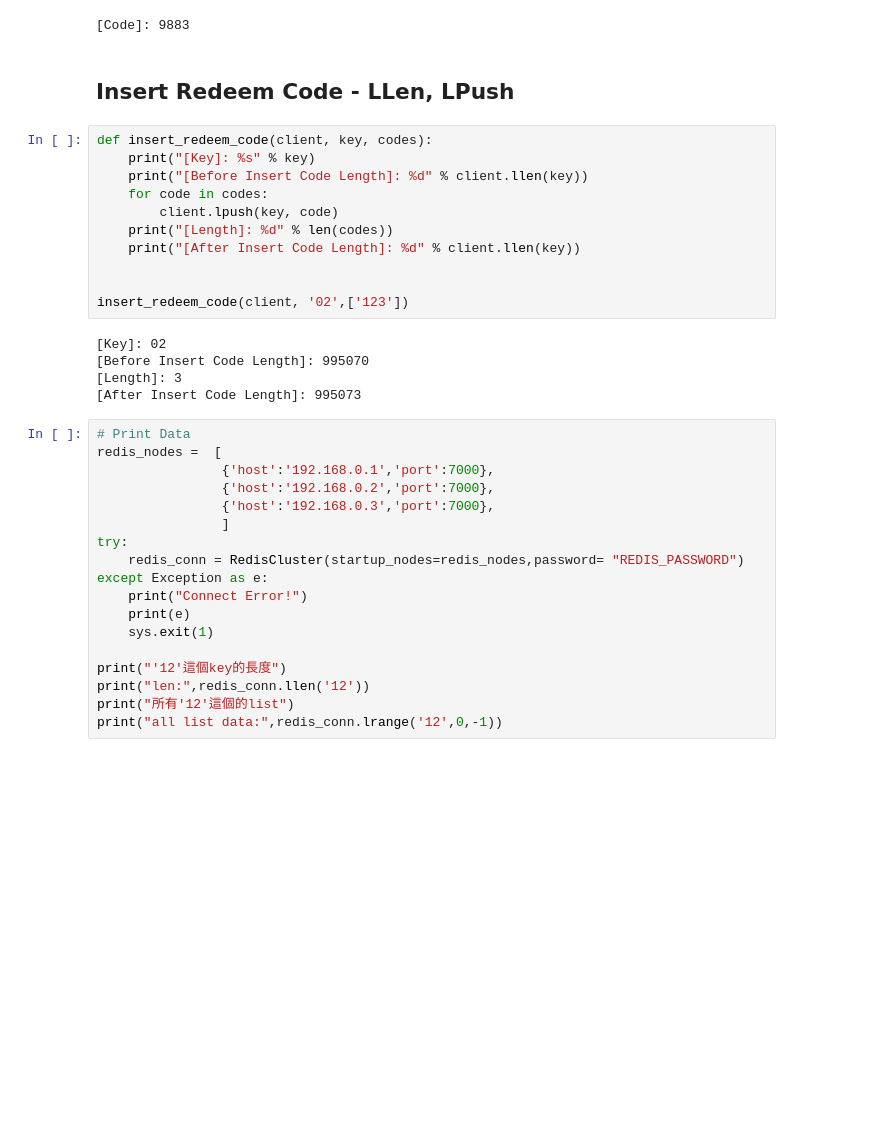
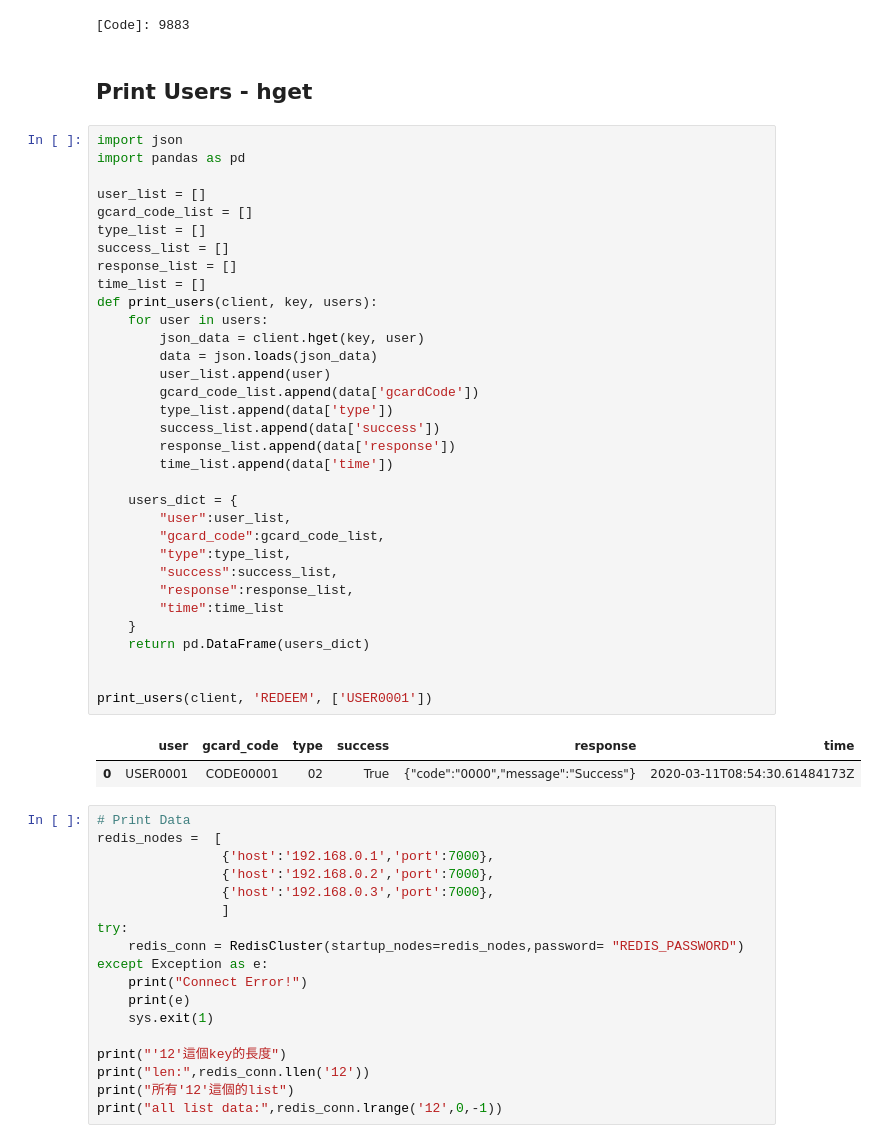
Before and after one commit to a5347354/python-simple-project, a Jupyter notebook: redis/controlRedisCluster.ipynb, the cells around one changed output. Drawn from its saved outputs; the diff is of its cells as text; blank space fills up the shorter version.

Commit message:
Redis Hget

```diff
--- a/redis/controlRedisCluster.ipynb
+++ b/redis/controlRedisCluster.ipynb
@@ -29,24 +45,44 @@ def print_length(client, key):
 print_code(client, '12')
 # %% [output]
 [Code]: 9883
-# %% [markdown]
-## Insert Redeem Code - LLen, LPush
-# %%
-def insert_redeem_code(client, key, codes):
-    print("[Key]: %s" % key)
-    print("[Before Insert Code Length]: %d" % client.llen(key))
-    for code in codes:
-        client.lpush(key, code)
-    print("[Length]: %d" % len(codes))
-    print("[After Insert Code Length]: %d" % client.llen(key))
-
-
-insert_redeem_code(client, '02',['123'])
-# %% [output]
-[Key]: 02
-[Before Insert Code Length]: 995070
-[Length]: 3
-[After Insert Code Length]: 995073
+# %% [markdown]
+## Print Users - hget
+# %%
+import json
+import pandas as pd
+
+user_list = []
+gcard_code_list = []
+type_list = []
+success_list = []
+response_list = []
+time_list = []
+def print_users(client, key, users):
+    for user in users:
+        json_data = client.hget(key, user)
+        data = json.loads(json_data)
+        user_list.append(user)
+        gcard_code_list.append(data['gcardCode'])
+        type_list.append(data['type'])
+        success_list.append(data['success'])
+        response_list.append(data['response'])
+        time_list.append(data['time'])
+
+    users_dict = {
+        "user":user_list,
+        "gcard_code":gcard_code_list,
+        "type":type_list,
+        "success":success_list,
+        "response":response_list,
+        "time":time_list
+    }
+    return pd.DataFrame(users_dict)
+
+
+print_users(client, 'REDEEM', ['USER0001'])
+# %% [output]
+|  | user | gcard_code | type | success | response | time |
+| 0 | USER0001 | CODE00001 | 02 | True | {"code":"0000","message":"Success"} | 2020-03-11T08:54:30.61484173Z |
 # %%
 # Print Data
 redis_nodes =  [
```
Also changed, not shown: parts of 4 cells of this notebook.
